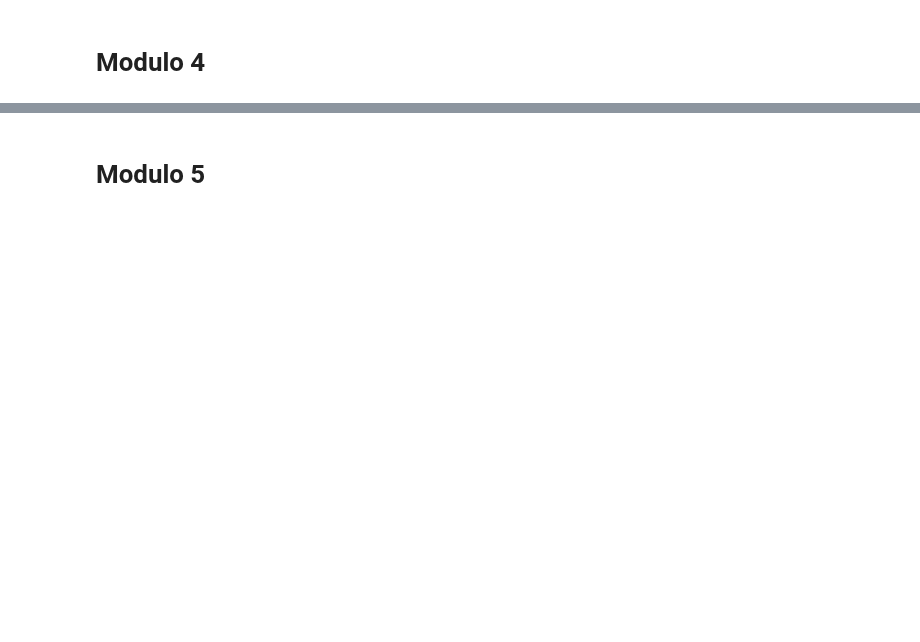
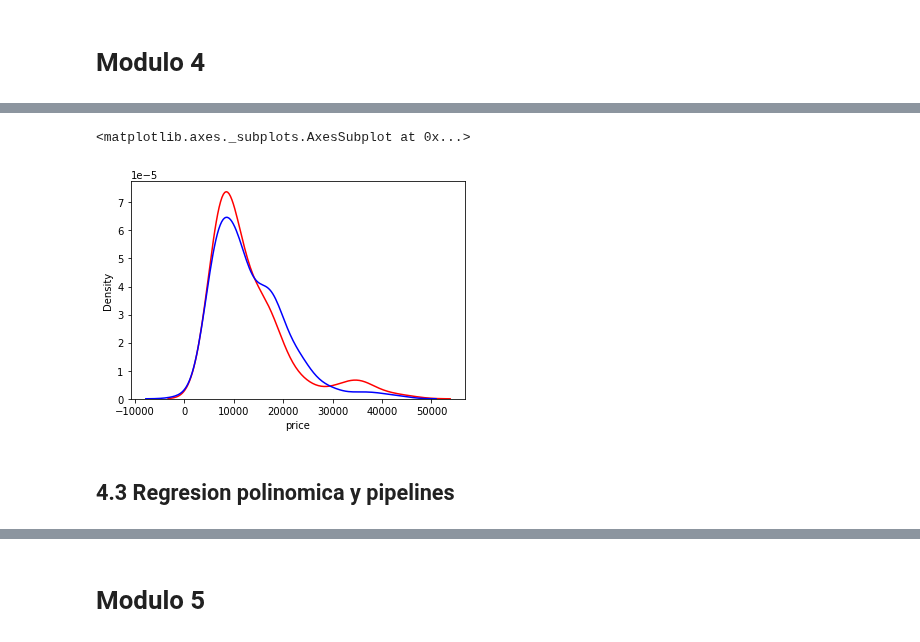
Before and after one commit to PosgradoMNA/actividades-de-aprendizaje-A01793108, a Jupyter notebook: IBM_DataAnalysisPython_A01793108.ipynb, the cells around one changed output, grey strips where cells are left out. Drawn from its saved outputs; the diff is of its cells as text; code cells hidden in the pictures; blank space fills up the shorter version.

```diff
--- a/IBM_DataAnalysisPython_A01793108.ipynb
+++ b/IBM_DataAnalysisPython_A01793108.ipynb
@@ -945,0 +1027,7 @@ df[['body-style', 'price']].groupby('body-style', as_index = True).mean('price')
+# %%
+X = df[['highway-mpg', 'engine-size', 'curb-weight', 'horsepower']]
+y = df['price']
+# %%
+lmM = LinearRegression()
+lmM.fit(X, y)
+yhatM = lmM.predict(X)
@@ -945,0 +1053,8 @@ df[['body-style', 'price']].groupby('body-style', as_index = True).mean('price')
+# %%
+ax1 = sns.distplot(df['price'], hist = False, color = 'r', label = 'Actual Value')
+sns.distplot(yhatM, hist = False, color = 'b', label = 'Fitted Values', ax = ax1)
+# %% [output]
+<matplotlib.axes._subplots.AxesSubplot at 0x...>
+[figure, added]
+# %% [markdown]
+## 4.3 Regresion polinomica y pipelines
```
Also changed, not shown: parts of 25 cells of this notebook.
